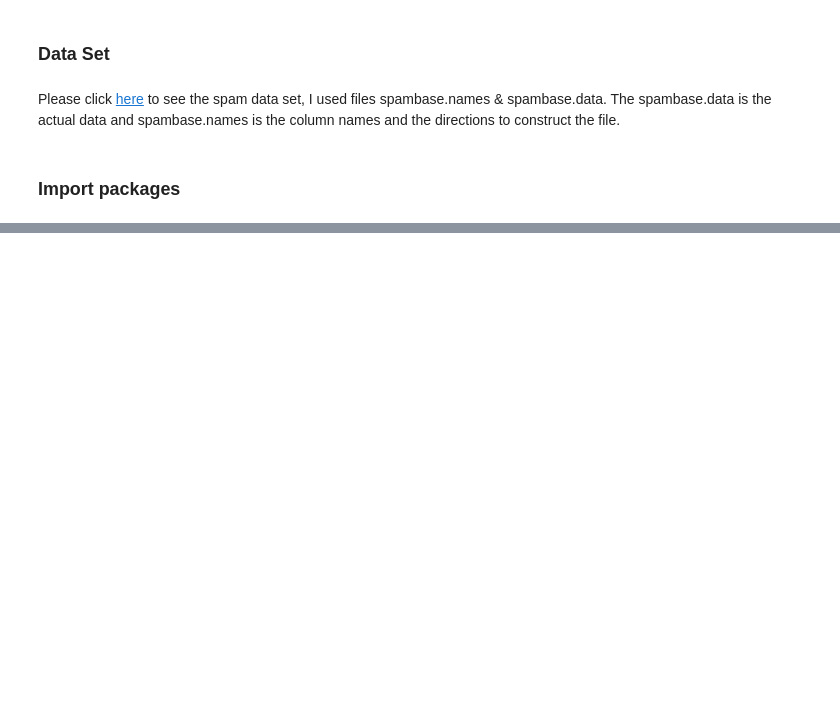
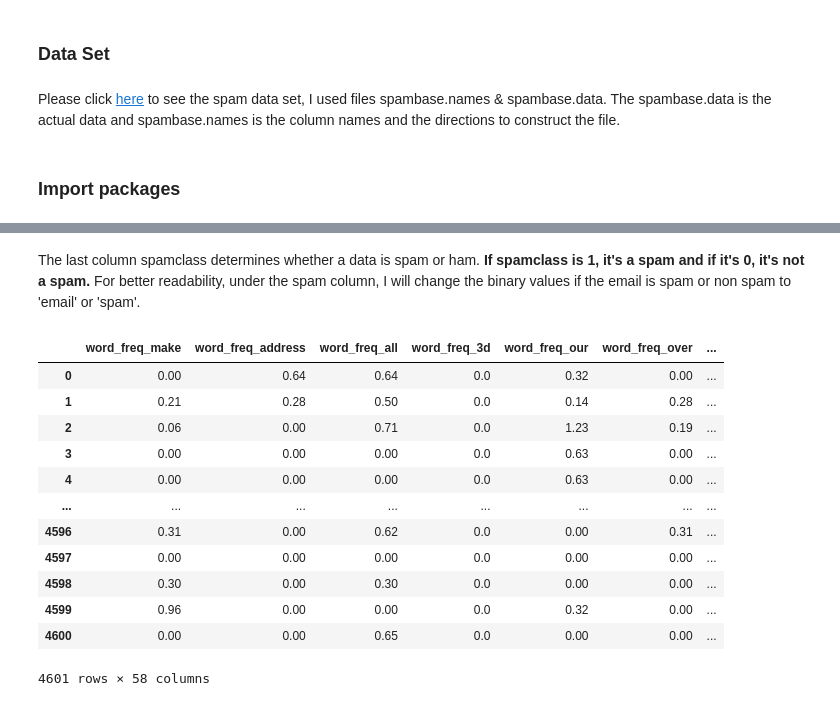
Before and after one commit to gpadmaperuma/DATA620-1, a Jupyter notebook: Assignment_6/Assignment_6.ipynb, the cells around one changed output, grey strips where cells are left out. Saved outputs shown, nothing was run; the diff lists cells and outputs as text; code cells hidden in the pictures; blank space fills up the shorter version.

```diff
--- a/Assignment_6/Assignment_6.ipynb
+++ b/Assignment_6/Assignment_6.ipynb
@@ -30,0 +51,21 @@ import matplotlib.pyplot as plt
+# %% [markdown]
+The last column spamclass determines whether a data is spam or ham. **If spamclass is 1, it's a spam and if it's 0, it's not a spam.**
+For better readability, under the spam column, I will change the binary values if the email is spam or non spam to 'email' or 'spam'.
+# %%
+raw_data['spamclass'] = raw_data['spamclass'].replace([0], 'email') #change 0's to email
+raw_data['spamclass'] = raw_data['spamclass'].replace([1], 'spam') # change 1's to spam
+raw_data
+# %% [output]
+|  | word_freq_make | word_freq_address | word_freq_all | word_freq_3d | word_freq_our | word_freq_over | ... |
+| 0 | 0.00 | 0.64 | 0.64 | 0.0 | 0.32 | 0.00 | ... |
+| 1 | 0.21 | 0.28 | 0.50 | 0.0 | 0.14 | 0.28 | ... |
+| 2 | 0.06 | 0.00 | 0.71 | 0.0 | 1.23 | 0.19 | ... |
+| 3 | 0.00 | 0.00 | 0.00 | 0.0 | 0.63 | 0.00 | ... |
+| 4 | 0.00 | 0.00 | 0.00 | 0.0 | 0.63 | 0.00 | ... |
+| ... | ... | ... | ... | ... | ... | ... | ... |
+| 4596 | 0.31 | 0.00 | 0.62 | 0.0 | 0.00 | 0.31 | ... |
+| 4597 | 0.00 | 0.00 | 0.00 | 0.0 | 0.00 | 0.00 | ... |
+| 4598 | 0.30 | 0.00 | 0.30 | 0.0 | 0.00 | 0.00 | ... |
+| 4599 | 0.96 | 0.00 | 0.00 | 0.0 | 0.32 | 0.00 | ... |
+| 4600 | 0.00 | 0.00 | 0.65 | 0.0 | 0.00 | 0.00 | ... |
+4601 rows × 58 columns
```
Also changed, not shown: parts of 42 cells of this notebook.
